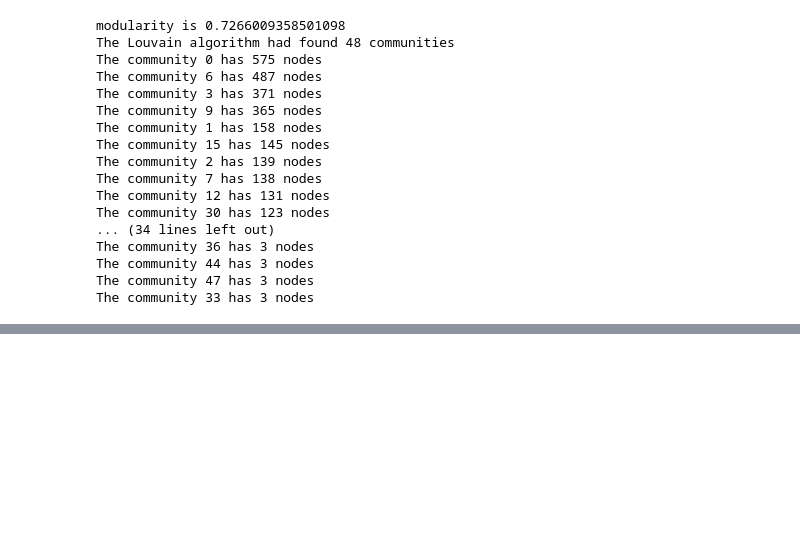
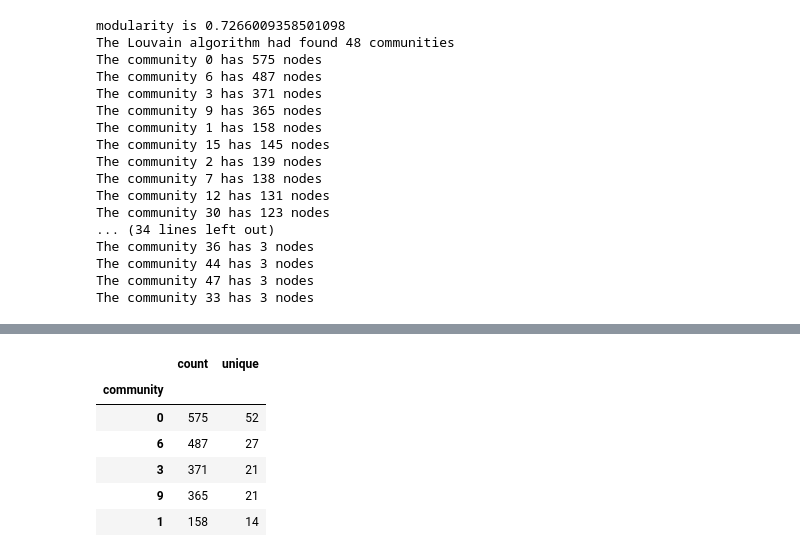
Before and after one commit to bakos97/Final-project-Social-Graphs, a Jupyter notebook: notebooks/Spotify_Network_(from_Collaboration).ipynb, the cells around one changed output, grey strips where cells are left out. Saved outputs shown, nothing was run; the diff lists cells and outputs as text; code cells hidden in the pictures; blank space fills up the shorter version.

```diff
--- a/notebooks/Spotify_Network_(from_Collaboration).ipynb
+++ b/notebooks/Spotify_Network_(from_Collaboration).ipynb
@@ -595,0 +664,12 @@ AdjustSpeedAndApplyForces step  took  1.89  seconds
+# %%
+# get the top 5 communities (sorted by number of artists in the community)
+top_5_communities_df = popularity_degree_df.groupby('community')['degree'].describe().sort_values(by='count', ascending=False).loc[:1, ['count', 'unique']]
+top_5_communities_df
+# %% [output]
+|  | count | unique |
+| community |  |  |
+| 0 | 575 | 52 |
+| 6 | 487 | 27 |
+| 3 | 371 | 21 |
+| 9 | 365 | 21 |
+| 1 | 158 | 14 |
```
Also changed, not shown: parts of 28 cells of this notebook.
